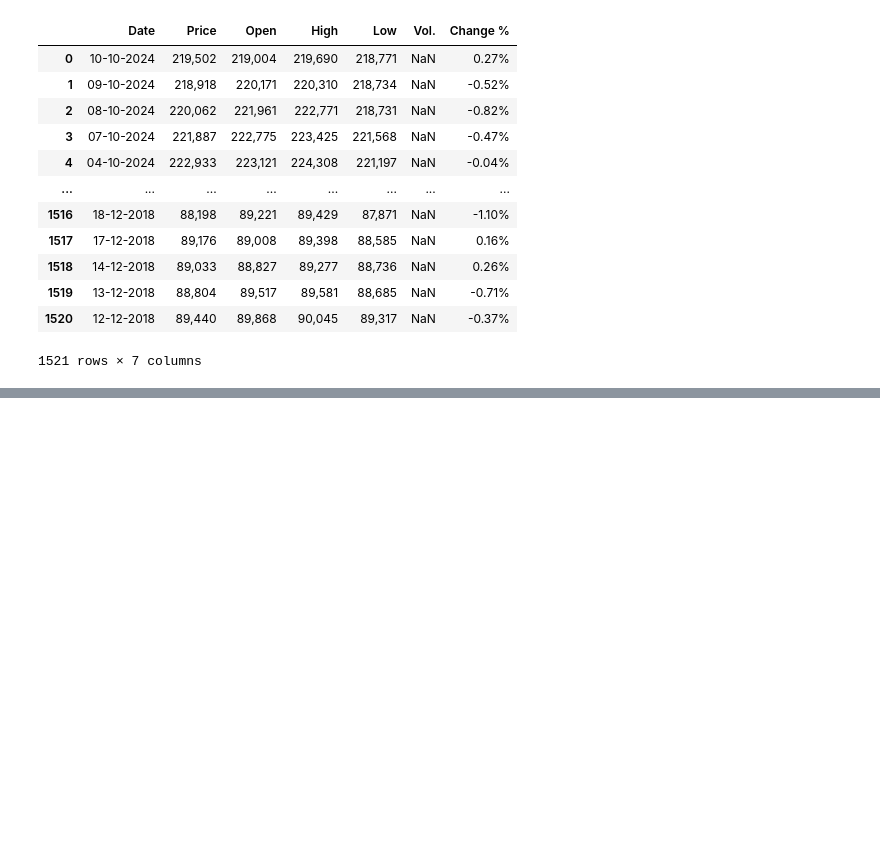
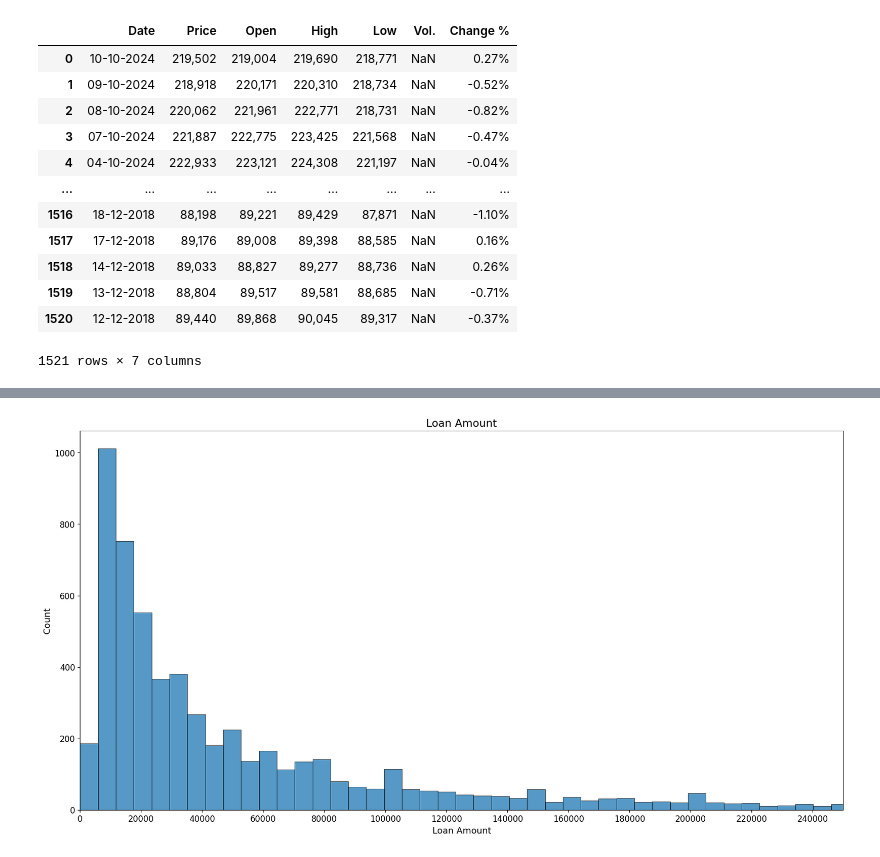
Before and after one commit to sachin27b/gold_auction, a Jupyter notebook: Notebook/eda.ipynb, the cells around one changed output, grey strips where cells are left out. Saved outputs shown, nothing was run; the diff lists cells and outputs as text; code cells hidden in the pictures; blank space fills up the shorter version.

```diff
--- a/Notebook/eda.ipynb
+++ b/Notebook/eda.ipynb
@@ -332,0 +564,14 @@ memory usage: 3.5+ MB
+# %%
+rows_greater_than_40_percent = df_merged[percentage_diff > 40]
+
+plt.figure(figsize=(20, 10))
+sns.histplot(rows_greater_than_40_percent['Loan Amount'], bins=200)
+plt.title('Loan Amount')
+plt.ticklabel_format(style='plain')
+plt.xticks(np.arange(0, max(df['Loan Amount'])+1, 20000))
+plt.rc('xtick', labelsize=15)
+plt.rc('ytick', labelsize=15)
+plt.xlim(0, 250000)
+plt.show()
+# %% [output]
+[figure, added]
```
Also changed, not shown: parts of 49 cells of this notebook, 6 other files.
